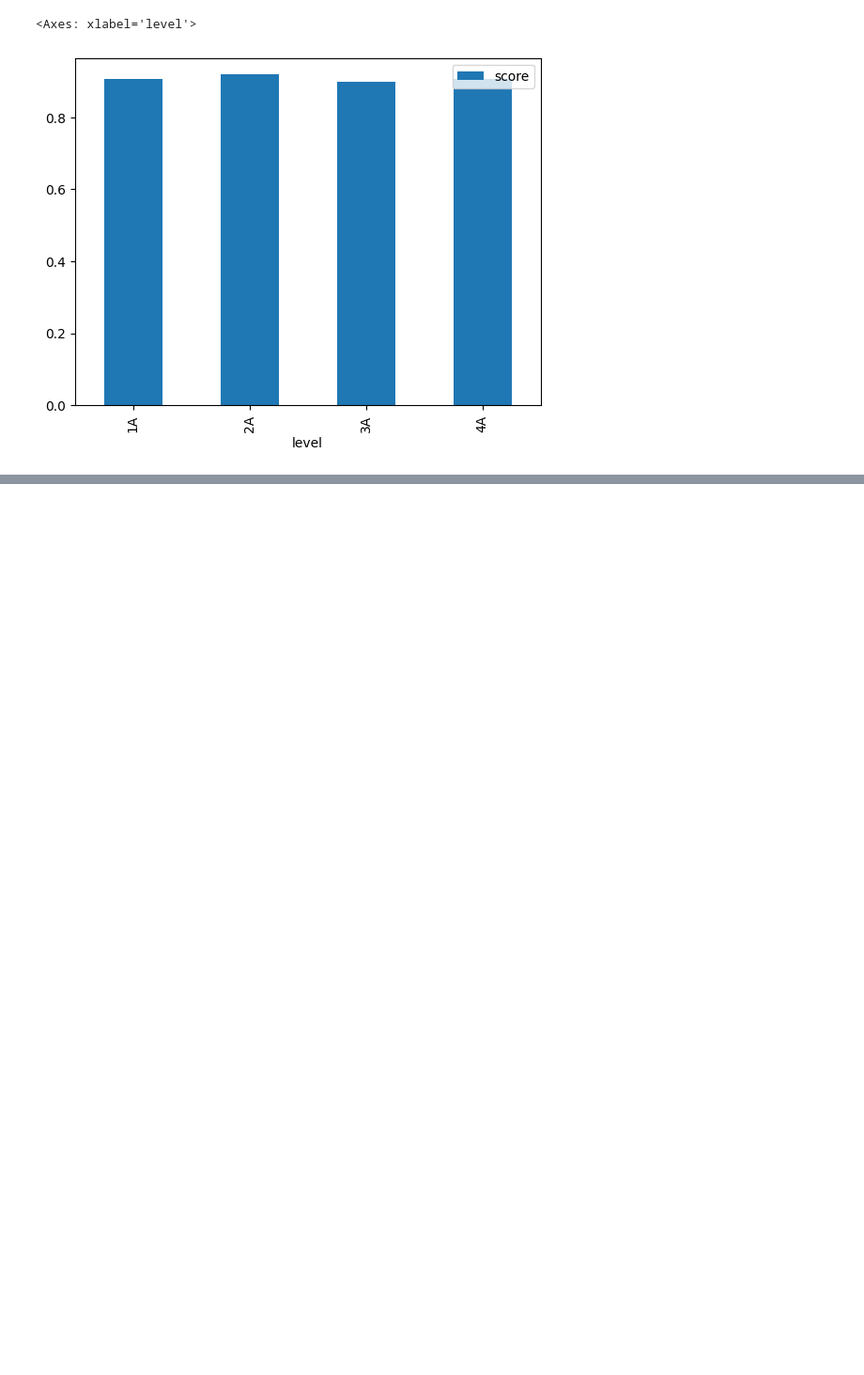
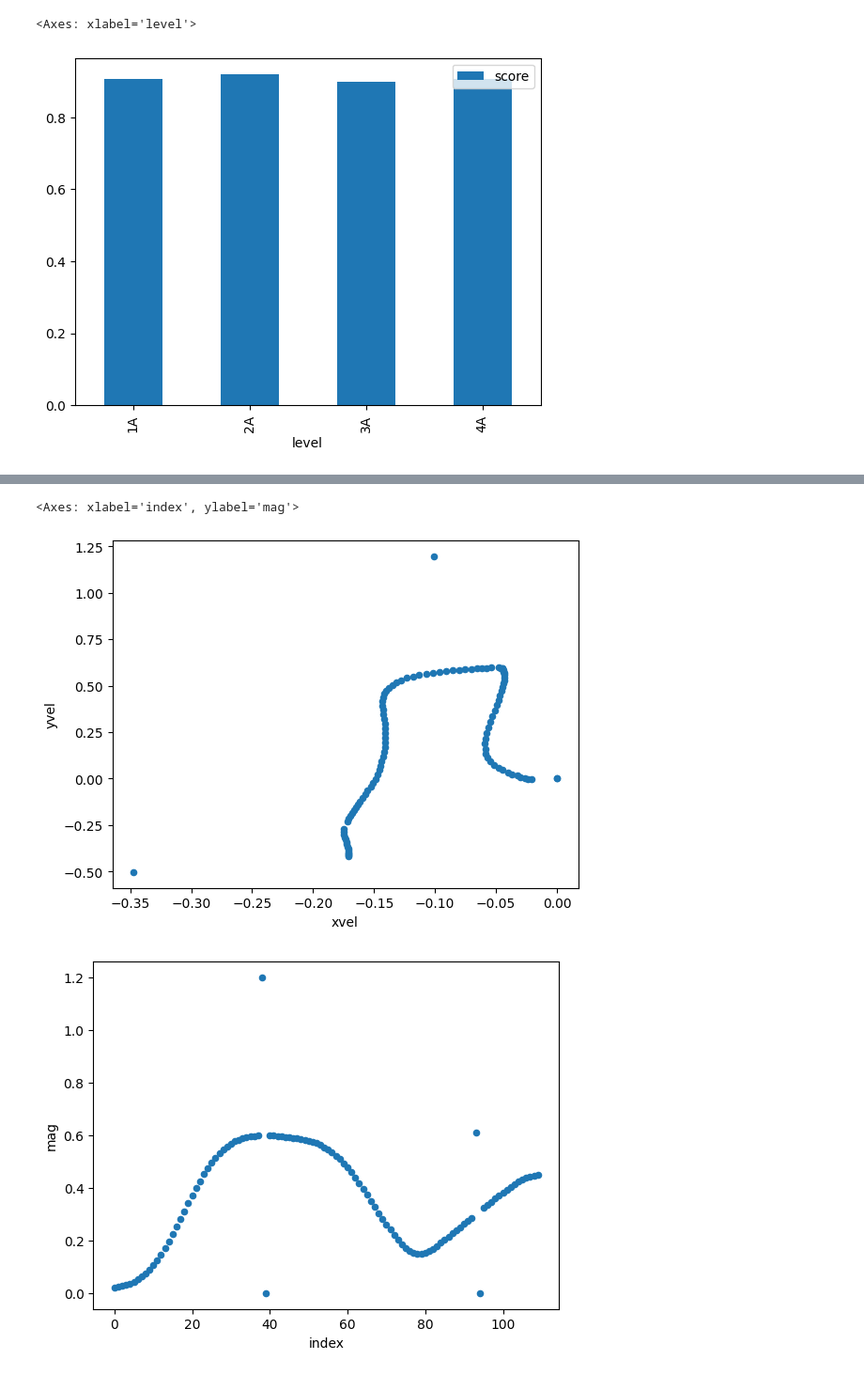
Before and after one commit to MattTokunaga/SMTDataChallenge2024, a Jupyter notebook: playground.ipynb, the cells around one changed output, grey strips where cells are left out. Shown at 94% size. Saved outputs shown, nothing was run; the diff lists cells and outputs as text; code cells hidden in the pictures; blank space fills up the shorter version.

```diff
--- a/playground.ipynb
+++ b/playground.ipynb
@@ -415,0 +482,13 @@ home_only_routes[["level", "score"]].groupby("level").mean().plot(kind = "bar")
+# %%
+vel = []
+for i in range(len(pos)-1):
+    velvec = (pos[i+1][0] - pos[i][0], pos[i+1][1]-pos[i][1])
+    vel.append((velvec[0], velvec[1], (velvec[0]**2 + velvec[1]**2)**.5))
+veldf = pd.DataFrame(columns= ["xvel", "yvel", "mag"], data  = vel)
+veldf.plot(kind = "scatter", x = "xvel", y = "yvel")
+veldf = veldf.reset_index()
+veldf.plot(kind = "scatter", x = "index", y = "mag")
+# %% [output]
+<Axes: xlabel='index', ylabel='mag'>
+[figure, added]
+[figure, added]
```
Also changed, not shown: parts of 11 cells of this notebook, 4 other files.
